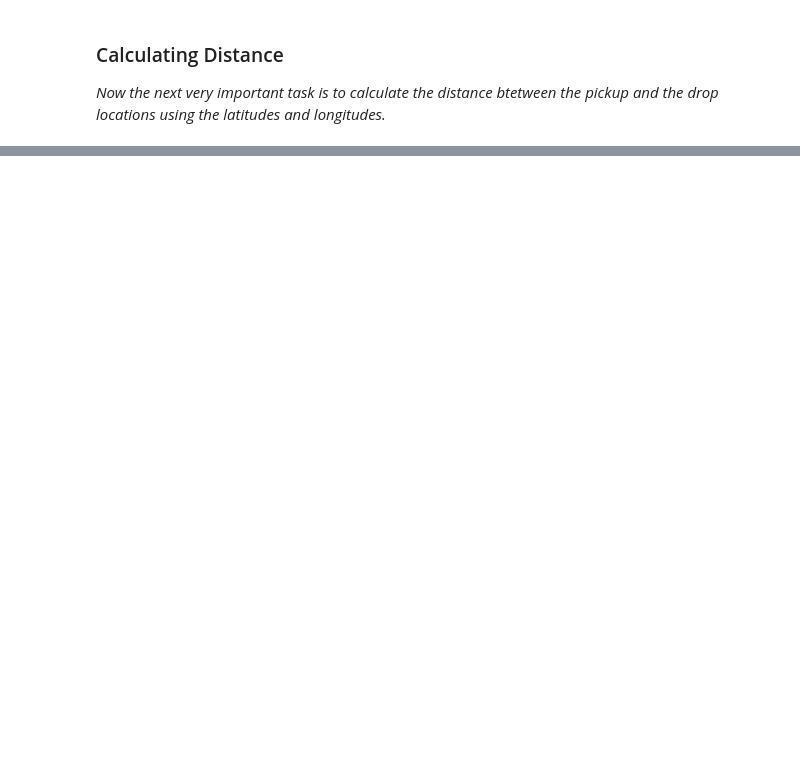
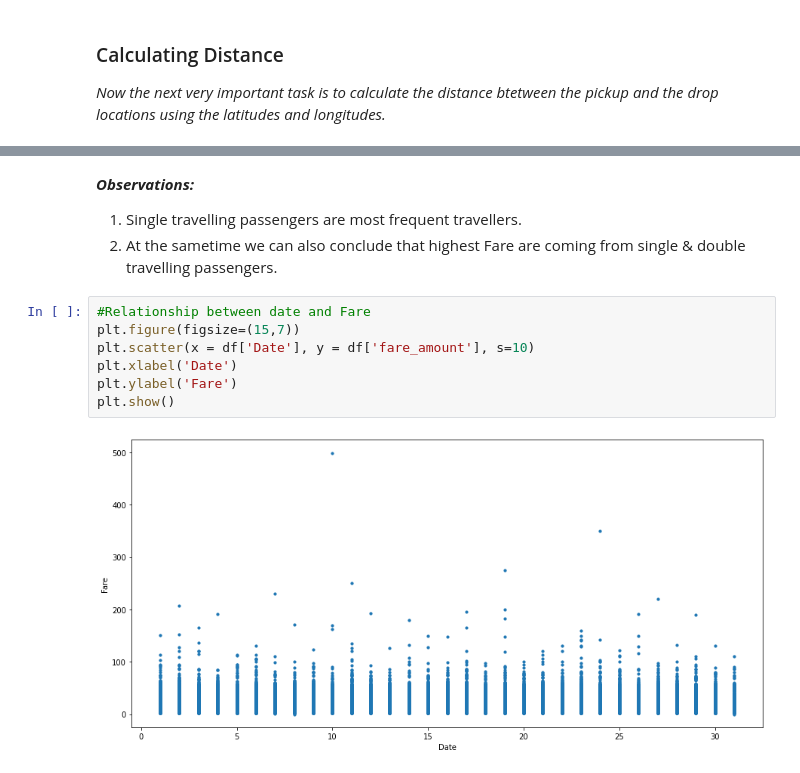
Before and after one commit to saahilahujaa/Passenger-Fare-Amount-Prediction, a Jupyter notebook: Passenger_Fare_Amount_Prediction.ipynb, the cells around one changed output, grey strips where cells are left out. Cells and saved outputs as stored; diff of their text form; blank space fills up the shorter version.

```diff
--- a/Passenger_Fare_Amount_Prediction.ipynb
+++ b/Passenger_Fare_Amount_Prediction.ipynb
@@ -319,0 +426,14 @@ hs.haversine?
+# %% [markdown]
+***Observations:***
+
+1.   Single travelling passengers are most frequent travellers.
+2.   At the sametime we can also conclude that highest Fare are coming from single & double travelling passengers.
+# %%
+#Relationship between date and Fare
+plt.figure(figsize=(15,7))
+plt.scatter(x = df['Date'], y = df['fare_amount'], s=10)
+plt.xlabel('Date')
+plt.ylabel('Fare')
+plt.show()
+# %% [output]
+[figure, added]
```
Also changed, not shown: parts of 85 cells of this notebook.
